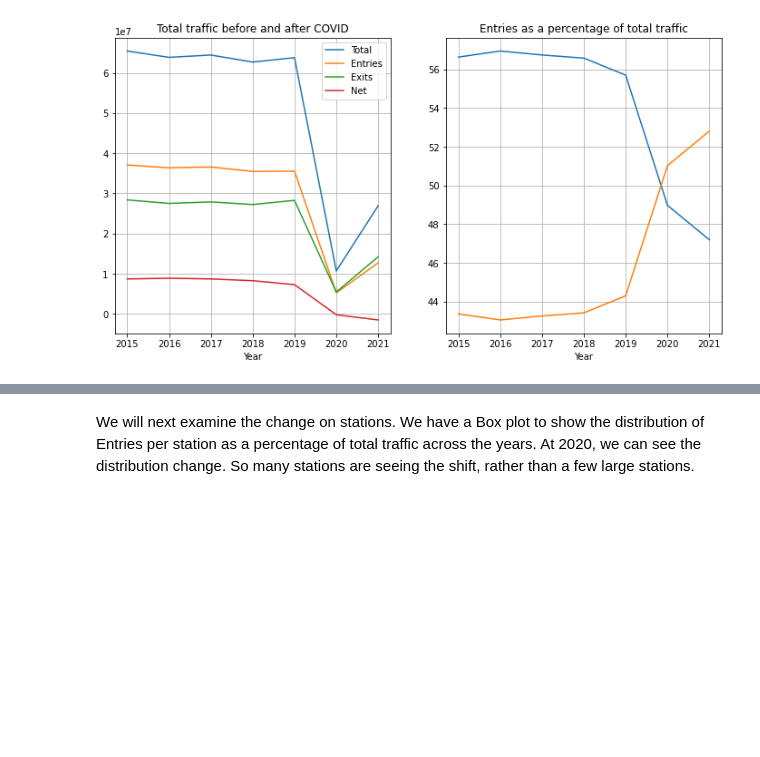
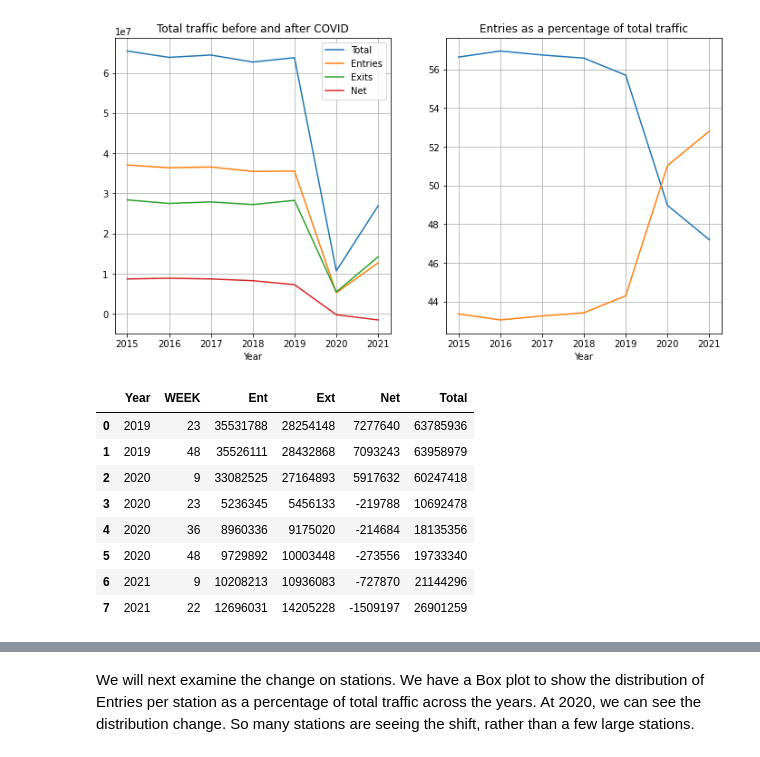
Before and after one commit to linmei99/metis_proj1_EDA, a Jupyter notebook: mta.ipynb, the cells around one changed output, grey strips where cells are left out. Cells and saved outputs as stored; diff of their text form; code cells hidden in the pictures; blank space fills up the shorter version.

```diff
--- a/mta.ipynb
+++ b/mta.ipynb
@@ -164,0 +170,12 @@ plt.savefig('total1.png',dpi=150,transparent=False)
+# %%
+mta_week
+# %% [output]
+|  | Year | WEEK | Ent | Ext | Net | Total |
+| 0 | 2019 | 23 | 35531788 | 28254148 | 7277640 | 63785936 |
+| 1 | 2019 | 48 | 35526111 | 28432868 | 7093243 | 63958979 |
+| 2 | 2020 | 9 | 33082525 | 27164893 | 5917632 | 60247418 |
+| 3 | 2020 | 23 | 5236345 | 5456133 | -219788 | 10692478 |
+| 4 | 2020 | 36 | 8960336 | 9175020 | -214684 | 18135356 |
+| 5 | 2020 | 48 | 9729892 | 10003448 | -273556 | 19733340 |
+| 6 | 2021 | 9 | 10208213 | 10936083 | -727870 | 21144296 |
+| 7 | 2021 | 22 | 12696031 | 14205228 | -1509197 | 26901259 |
```
Also changed, not shown: parts of 10 cells of this notebook, 1 other file.
